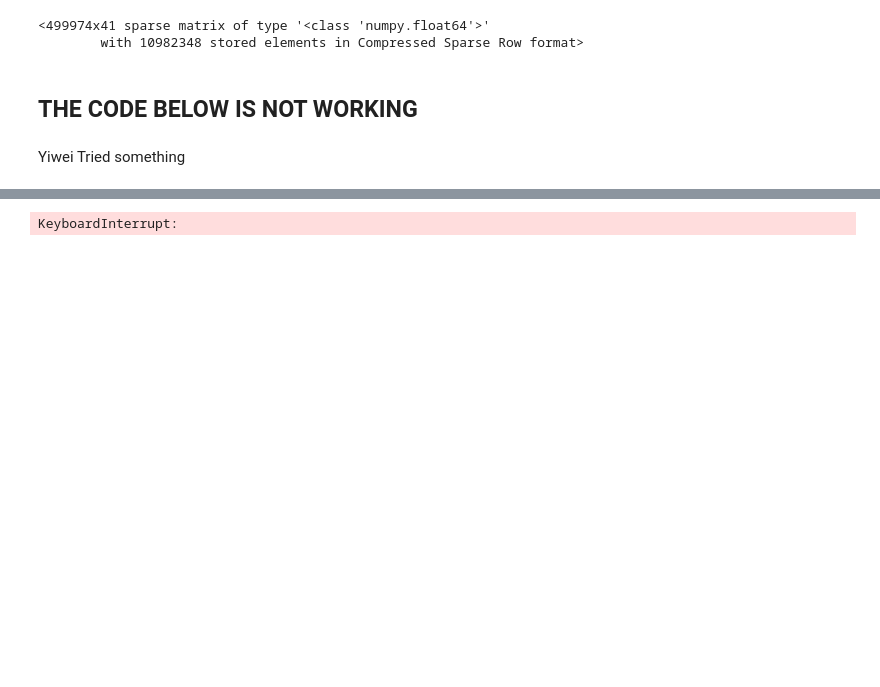
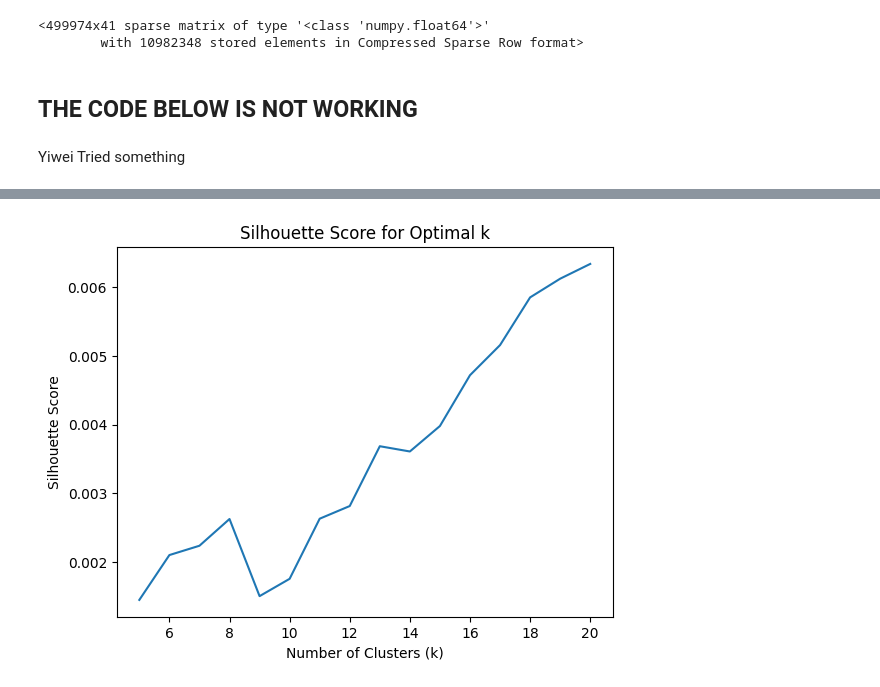
Before and after one commit to phuonganhdangamy/JSC270_HW4_2025_G17, a Jupyter notebook: part2_new.ipynb, the cells around one changed output, grey strips where cells are left out. Saved outputs shown, nothing was run; the diff lists cells and outputs as text; code cells hidden in the pictures; blank space fills up the shorter version.

```diff
--- a/part2_new.ipynb
+++ b/part2_new.ipynb
@@ -332,21 +332,25 @@ plot_elbow_method(tfidf_data)
 # %%
+from sklearn.utils import resample
 def plot_silhouette_score(tfidf_data):
     silhouette_scores = []
-    k = 5
-    kmeans = KMeans(n_clusters=k, random_state=42)
-    kmeans.fit(tfidf_data)
-    score = silhouette_score(tfidf_data, kmeans.labels_)
-    silhouette_scores.append(score)
+    k_values = range(5, 21)
+
+    for k in k_values:
+        sampled_data = resample(tfidf_data, n_samples=5000, random_state=42)
+        kmeans = KMeans(n_clusters=k, n_init = 2, init="random", max_iter = 300, random_state=42)
+        kmeans.fit(sampled_data)
+        score = silhouette_score(sampled_data, kmeans.labels_)
+        silhouette_scores.append(score)
 
     # Plot Silhouette scores
-    plt.plot(range(2, 11), silhouette_scores)
+    plt.plot(range(5, 21), silhouette_scores)
     plt.xlabel('Number of Clusters (k)')
     plt.ylabel('Silhouette Score')
     plt.title('Silhouette Score for Optimal k')
     plt.show()
 
 # Plot Silhouette score
 plot_silhouette_score(tfidf_data)
 # %% [output]
-KeyboardInterrupt:
+[figure, added]
 # %%
```
Also changed, not shown: parts of 8 cells of this notebook, 1 other file.
